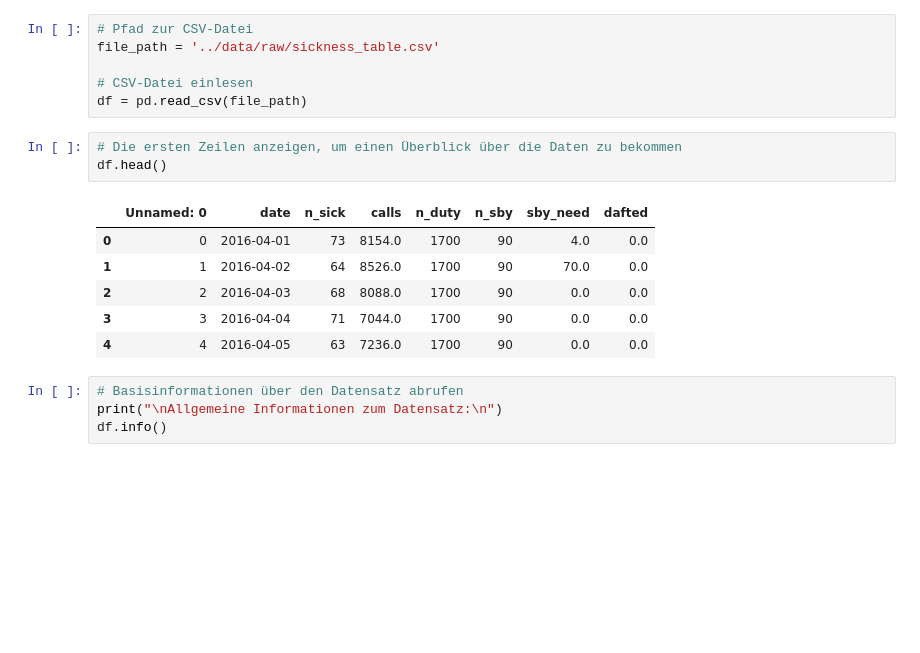
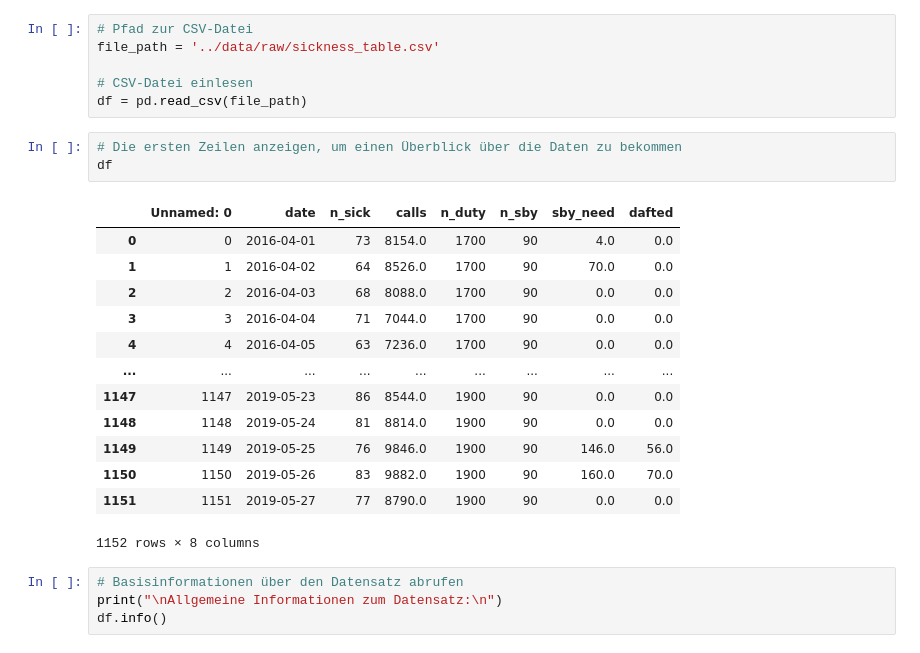
Before and after one commit to matteo110918/ml_bereitschaftsdienstplan, a Jupyter notebook: notebooks/data_understanding.ipynb, the cells around one changed output. Saved outputs shown, nothing was run; the diff lists cells and outputs as text; blank space fills up the shorter version.

```diff
--- a/notebooks/data_understanding.ipynb
+++ b/notebooks/data_understanding.ipynb
@@ -16,14 +16,21 @@ file_path = '../data/raw/sickness_table.csv'
 df = pd.read_csv(file_path)
 # %%
 # Die ersten Zeilen anzeigen, um einen Überblick über die Daten zu bekommen
-df.head()
+df
 # %% [output]
 |  | Unnamed: 0 | date | n_sick | calls | n_duty | n_sby | sby_need | dafted |
 | 0 | 0 | 2016-04-01 | 73 | 8154.0 | 1700 | 90 | 4.0 | 0.0 |
 | 1 | 1 | 2016-04-02 | 64 | 8526.0 | 1700 | 90 | 70.0 | 0.0 |
 | 2 | 2 | 2016-04-03 | 68 | 8088.0 | 1700 | 90 | 0.0 | 0.0 |
 | 3 | 3 | 2016-04-04 | 71 | 7044.0 | 1700 | 90 | 0.0 | 0.0 |
 | 4 | 4 | 2016-04-05 | 63 | 7236.0 | 1700 | 90 | 0.0 | 0.0 |
+| ... | ... | ... | ... | ... | ... | ... | ... | ... |
+| 1147 | 1147 | 2019-05-23 | 86 | 8544.0 | 1900 | 90 | 0.0 | 0.0 |
+| 1148 | 1148 | 2019-05-24 | 81 | 8814.0 | 1900 | 90 | 0.0 | 0.0 |
+| 1149 | 1149 | 2019-05-25 | 76 | 9846.0 | 1900 | 90 | 146.0 | 56.0 |
+| 1150 | 1150 | 2019-05-26 | 83 | 9882.0 | 1900 | 90 | 160.0 | 70.0 |
+| 1151 | 1151 | 2019-05-27 | 77 | 8790.0 | 1900 | 90 | 0.0 | 0.0 |
+1152 rows × 8 columns
 # %%
 # Basisinformationen über den Datensatz abrufen
 print("\nAllgemeine Informationen zum Datensatz:\n")
```
Also changed, not shown: parts of 9 cells of this notebook, 11 other files.
